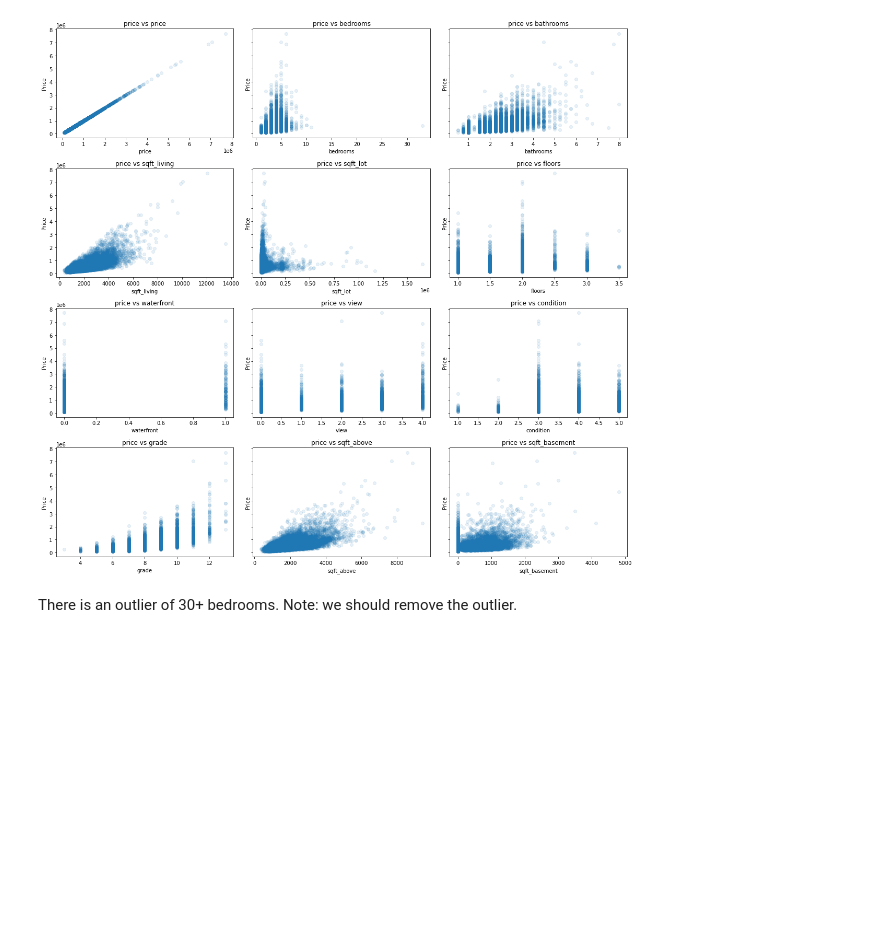
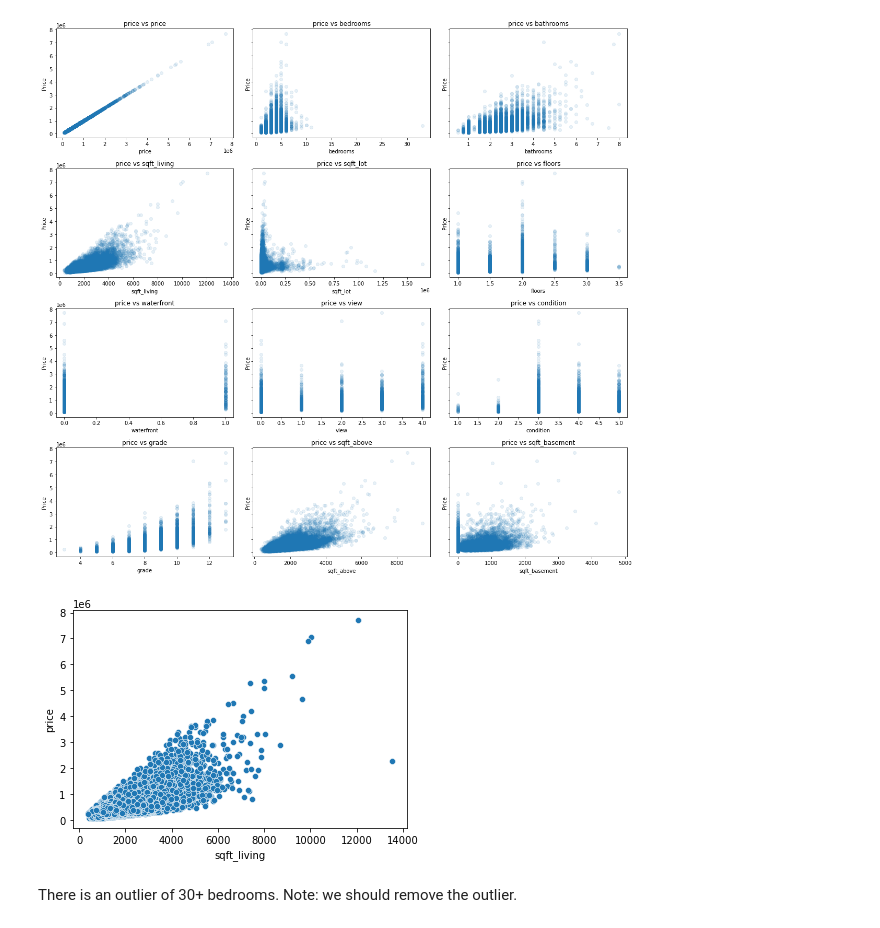
Before and after one commit to MercyNgila/King-County-House-Sales-prediction, a Jupyter notebook: King County Home Sales.ipynb, the cells around one changed output. Saved outputs shown, nothing was run; the diff lists cells and outputs as text; code cells hidden in the pictures; blank space fills up the shorter version.

```diff
--- a/King County Home Sales.ipynb
+++ b/King County Home Sales.ipynb
@@ -312,6 +312,12 @@ for ax, column in zip(axes.flatten(),df.columns):
 fig.tight_layout()
 # %% [output]
 [figure]
+# %%
+sns.scatterplot(data=df, x=df["sqft_living"], y=df["price"])
+sns.color_palette("hls", 8)
+plt.show()
+# %% [output]
+[figure, added]
 # %% [markdown]
 There is an outlier of 30+ bedrooms. Note: we should remove the outlier.
 # %% [markdown]
```
Also changed, not shown: parts of 15 cells of this notebook.
